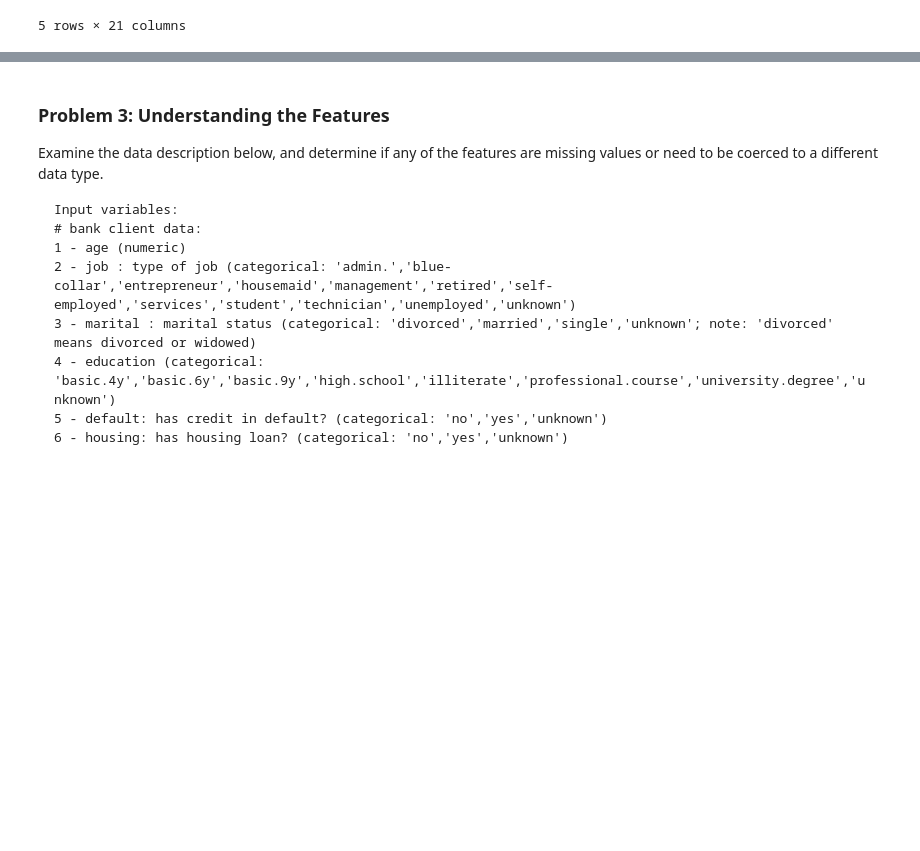
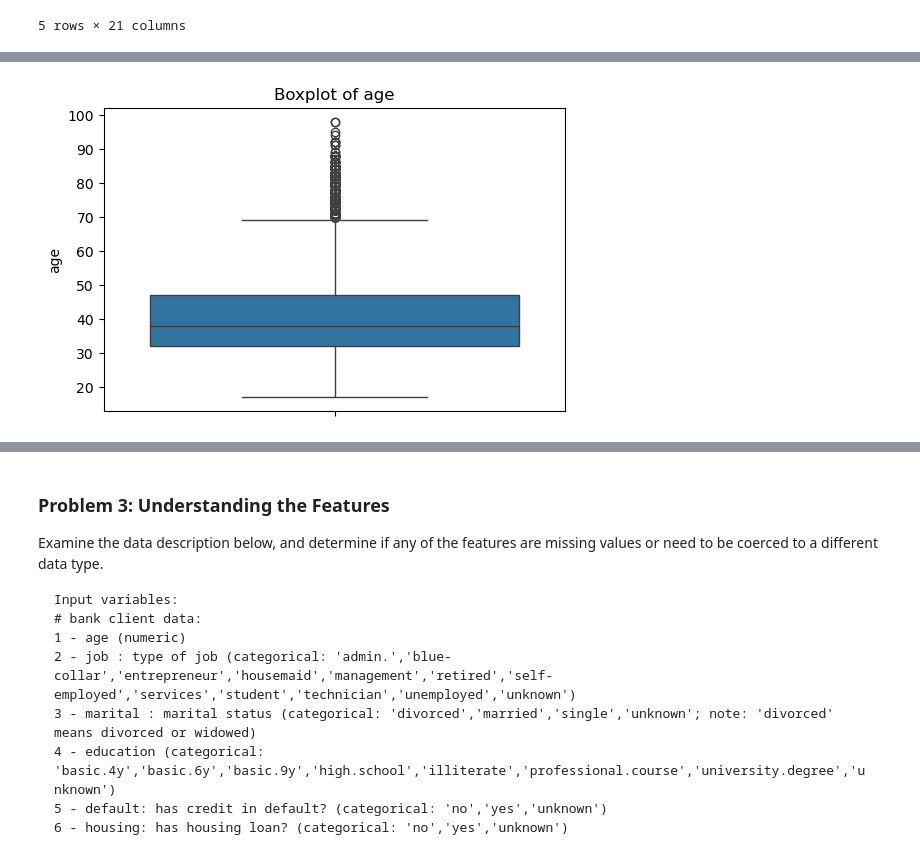
Before and after one commit to eparedes/bank_data_analysis, a Jupyter notebook: banks.ipynb, the cells around one changed output, grey strips where cells are left out. Drawn from its saved outputs; the diff is of its cells as text; code cells hidden in the pictures; blank space fills up the shorter version.

```diff
--- a/banks.ipynb
+++ b/banks.ipynb
@@ -47,0 +52,8 @@ df.head()
+# %%
+# Step 1: Handling Missing Values
+# Columns with 'unknown' values
+unknown_columns = [col for col in df.columns if 'unknown' in df[col].values]
+print(f"Columns with 'unknown': {unknown_columns}")
+
+# Strategy: Replace 'unknown' with NaN and decide imputation based on column type
+df.replace('unknown', np.nan, inplace=True)
@@ -47,0 +80,16 @@ df.head()
+# %%
+# Step 2: Handling Outliers
+# Analyze numerical columns for outliers
+#numerical_columns = df.select_dtypes(include=['int64', 'float64']).columns
+# The only numeric feature we will considerate for our first model is age
+numerical_columns = ['age']
+# Visualization of outliers
+plt.figure(figsize=(15, 10))
+for i, col in enumerate(numerical_columns):
+    plt.subplot(3, 3, i + 1)
+    sns.boxplot(df[col])
+    plt.title(f"Boxplot of {col}")
+plt.tight_layout()
+plt.show()
+# %% [output]
+[figure, added]
```
Also changed, not shown: parts of 47 cells of this notebook.
